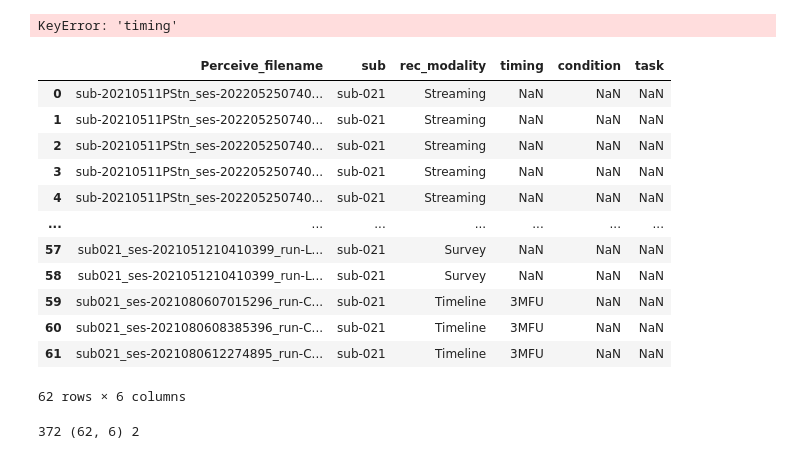
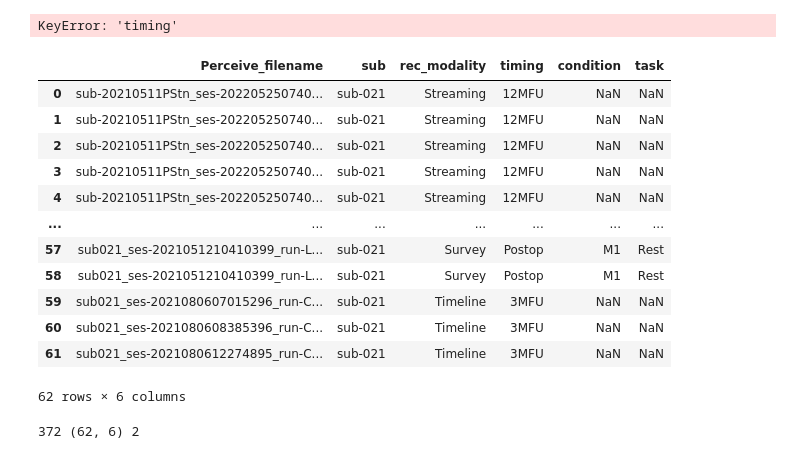
Before and after one commit to jgvhabets/PyPerceive, a Jupyter notebook: code/notebooks/percept_playground.ipynb, the cells around one changed output. Cells and saved outputs as stored; diff of their text form; code cells hidden in the pictures.

```diff
--- a/code/notebooks/percept_playground.ipynb
+++ b/code/notebooks/percept_playground.ipynb
@@ -177,19 +170,21 @@ mysubject
 KeyError: 'timing'
 # %%
 # load PerceiveMetadata Excel sheet as DataFrame
+os.chdir('c:\\Users\\jebe12\\Research\\PyPerceive_Project\Data')
+os.getcwd()
 
 PerceiveMetadata = pd.read_excel('Perceive_Metadata.xlsx')
 PerceiveMetadata
 # %% [output]
 |  | Perceive_filename | sub | rec_modality | timing | condition | task |
-| 0 | sub-20210511PStn_ses-202205250740... | sub-021 | Streaming | NaN | NaN | NaN |
-| 1 | sub-20210511PStn_ses-202205250740... | sub-021 | Streaming | NaN | NaN | NaN |
-| 2 | sub-20210511PStn_ses-202205250740... | sub-021 | Streaming | NaN | NaN | NaN |
-| 3 | sub-20210511PStn_ses-202205250740... | sub-021 | Streaming | NaN | NaN | NaN |
-| 4 | sub-20210511PStn_ses-202205250740... | sub-021 | Streaming | NaN | NaN | NaN |
+| 0 | sub-20210511PStn_ses-202205250740... | sub-021 | Streaming | 12MFU | NaN | NaN |
+| 1 | sub-20210511PStn_ses-202205250740... | sub-021 | Streaming | 12MFU | NaN | NaN |
+| 2 | sub-20210511PStn_ses-202205250740... | sub-021 | Streaming | 12MFU | NaN | NaN |
+| 3 | sub-20210511PStn_ses-202205250740... | sub-021 | Streaming | 12MFU | NaN | NaN |
+| 4 | sub-20210511PStn_ses-202205250740... | sub-021 | Streaming | 12MFU | NaN | NaN |
 | ... | ... | ... | ... | ... | ... | ... |
-| 57 | sub021_ses-2021051210410399_run-L... | sub-021 | Survey | NaN | NaN | NaN |
-| 58 | sub021_ses-2021051210410399_run-L... | sub-021 | Survey | NaN | NaN | NaN |
+| 57 | sub021_ses-2021051210410399_run-L... | sub-021 | Survey | Postop | M1 | Rest |
+| 58 | sub021_ses-2021051210410399_run-L... | sub-021 | Survey | Postop | M1 | Rest |
 | 59 | sub021_ses-2021080607015296_run-C... | sub-021 | Timeline | 3MFU | NaN | NaN |
 | 60 | sub021_ses-2021080608385396_run-C... | sub-021 | Timeline | 3MFU | NaN | NaN |
 | 61 | sub021_ses-2021080612274895_run-C... | sub-021 | Timeline | 3MFU | NaN | NaN |
```
Also changed, not shown: parts of 15 cells of this notebook, 4 other files.
